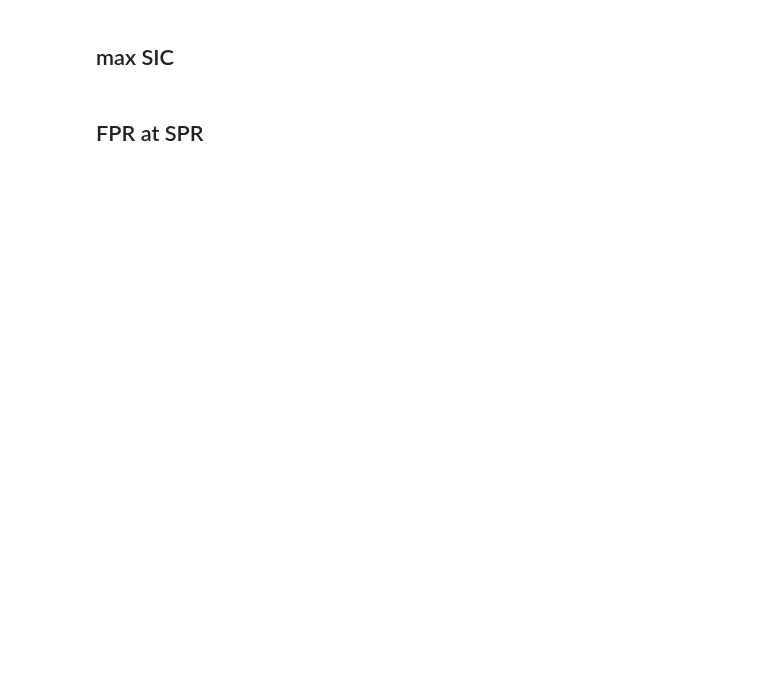
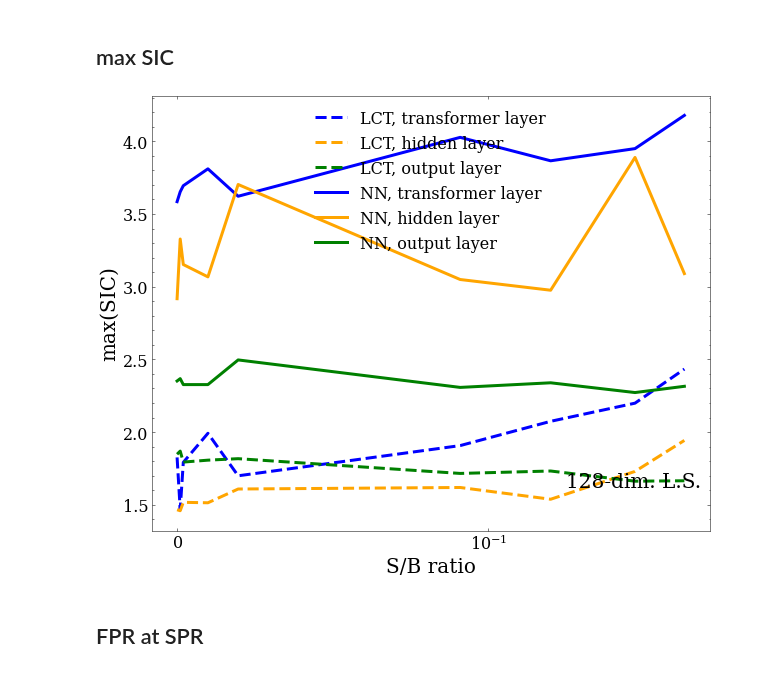
Before and after one commit to rmastand/JetCLR_AD, a Jupyter notebook: scripts/final_plots_AUC_v_SB_with_seeds.ipynb, the cells around one changed output. Saved outputs shown, nothing was run; the diff lists cells and outputs as text; code cells hidden in the pictures; blank space fills up the shorter version.

```diff
--- a/scripts/final_plots_AUC_v_SB_with_seeds.ipynb
+++ b/scripts/final_plots_AUC_v_SB_with_seeds.ipynb
@@ -410,44 +416,39 @@ plt.show()
 # %%
 # Load in the data
 
-exp_id_S_nums = [0, 50, 100, 500, 1000, 5000, 10000, 25000, 50000]
-exp_id_codes = ["0", "0p05", "0p1", "0p5", "01","05", "10","25", "50"]
-
-exp_id_SB_ratios = [float(x)/float(x+50000) for x in exp_id_S_nums]
 
 
-colors = ["pink", "red", "orange", "green", "cyan", "blue", "purple", "brown", "grey", "black","C11"]
-#colors = ["blue", "red", "blue", "red", "blue", "red", "blue", "red", "blue","red"]
-
-
-from matplotlib.backends.backend_pdf import PdfPages
 fig = plt.figure(figsize = (10,8))
 
 l = 3
 
-plt.plot(exp_id_SB_ratios, lct_maxsic_dict[0], label = "LCT transformer layer", linewidth = l, color = "blue", linestyle = "dashed")
-plt.plot(exp_id_SB_ratios, lct_maxsic_dict[1], label = "LCT hidden layer", linewidth = l, color = "orange", linestyle = "dashed")
-plt.plot(exp_id_SB_ratios, lct_maxsic_dict[2], label = "LCT output layer", linewidth = l, color = "green", linestyle = "dashed")
+plt.plot(exp_id_SB_ratios, lct_maxsic_dict[0], label = "LCT, transformer layer", linewidth = l, color = "blue", linestyle = "dashed")
+plt.plot(exp_id_SB_ratios, lct_maxsic_dict[1], label = "LCT, hidden layer", linewidth = l, color = "orange", linestyle = "dashed")
+plt.plot(exp_id_SB_ratios, lct_maxsic_dict[2], label = "LCT, output layer", linewidth = l, color = "green", linestyle = "dashed")
 
-plt.plot(exp_id_SB_ratios, nn_maxsic_dict[0], label = "NN transformer layer", color = "blue", linewidth = l)
-plt.plot(exp_id_SB_ratios, nn_maxsic_dict[1], label = "NN hidden layer", color = "orange", linewidth = l)
-plt.plot(exp_id_SB_ratios, nn_maxsic_dict[2], label = "NN output layer", color = "green", linewidth = l)
+plt.plot(exp_id_SB_ratios, nn_maxsic_dict[0], label = "NN, transformer layer", color = "blue", linewidth = l)
+plt.plot(exp_id_SB_ratios, nn_maxsic_dict[1], label = "NN, hidden layer", color = "orange", linewidth = l)
+plt.plot(exp_id_SB_ratios, nn_maxsic_dict[2], label = "NN, output layer", color = "green", linewidth = l)
 
 #plt.plot(exp_id_SB_ratios, trans_BC_maxsic, label = "TransBC", color = "red", linewidth = l)
 
 
-plt.xscale("symlog", linthresh=.05)
+plt.xscale("symlog", linthresh=linthresh)
 plt.xlabel("S/B ratio")
 plt.ylabel("max(SIC)")
 plt.legend()
+plt.text(0.4, 0.0, str(dim)+"-dim. L.S.", transform=ax.transAxes, fontsize=20,verticalalignment="top")
+
 plt.show()
 
 
 
 #img_name = "fpr.pdf"
 #pp = PdfPages(img_name)
 #pp.savefig(fig)
 #pp.close()
+# %% [output]
+[figure, added]
 # %% [markdown]
 ## FPR at SPR
 # %%
```
Also changed, not shown: parts of 4 cells of this notebook.
